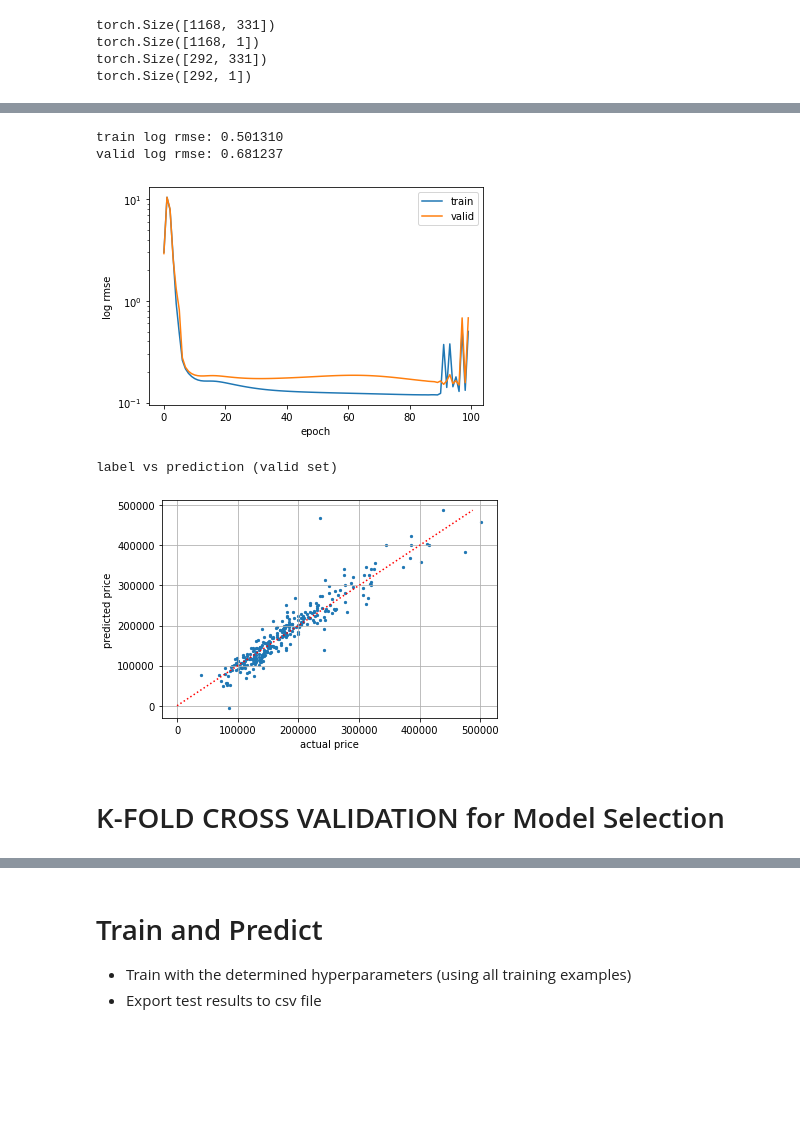
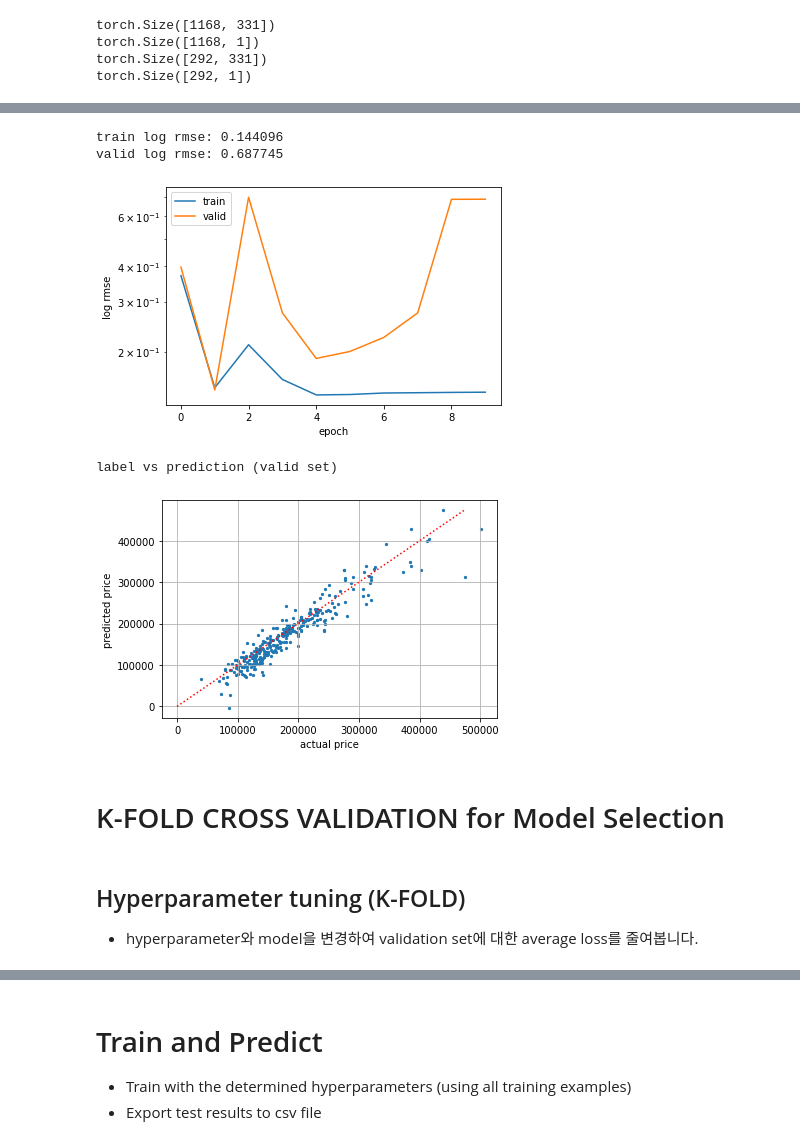
Before and after one commit to hufsaim/T10402201, a Jupyter notebook: ch04/predicting_house_prices.ipynb, the cells around one changed output, grey strips where cells are left out. Saved outputs shown, nothing was run; the diff lists cells and outputs as text; code cells hidden in the pictures; blank space fills up the shorter version.

```diff
--- a/ch04/predicting_house_prices.ipynb
+++ b/ch04/predicting_house_prices.ipynb
@@ -128,17 +125,17 @@ torch.Size([292, 1])
 # %%
-learning_rate = 1.5
+learning_rate = 3
 weight_decay = 0
 batch_size = 64
-num_epochs = 100
+num_epochs = 10
 
 net0 = nn.Sequential(
-        nn.Linear(in_features, 256),
+        nn.Linear(in_features, 32),
         #nn.ReLU(),
         #nn.Dropout(),
-        nn.Linear(256, 512),
-        #nn.Dropout,
+#        nn.Linear(256, 512),
         #nn.ReLU(),
-        nn.Linear(512,1)
+        #nn.Dropout(),
+        nn.Linear(32,1)
     )
 
 train_ls, valid_ls = [], []
@@ -148,38 +145,38 @@ optimizer = torch.optim.Adam(net0.parameters(), lr=learning_rate,
 for epoch in range(num_epochs):
     for X, y in train_iter:
         optimizer.zero_grad()
         l = loss(net0(X), y)
         l.backward()
         optimizer.step()
     train_ls.append(log_rmse(net0, train_features_fold, train_labels_fold))
     valid_ls.append(log_rmse(net0, valid_features_fold, valid_labels_fold))
 
 print(f'train log rmse: {float(train_ls[-1]):f}')
 print(f'valid log rmse: {float(valid_ls[-1]):f}')
 
 plt.plot(np.arange(0,num_epochs),train_ls,label='train')
 plt.plot(np.arange(0,num_epochs),valid_ls,label='valid')
 plt.yscale("log")
 plt.xlabel('epoch')
 plt.ylabel('log rmse')
 plt.legend()
 plt.show()
 
 print('label vs prediction (valid set)')
 valid_predicted_fold = net0(valid_features_fold).detach().numpy()
 pred_max = np.max(valid_predicted_fold)
 plt.scatter(valid_labels_fold,valid_predicted_fold,5)
 plt.plot(np.arange(0,pred_max),np.arange(0,pred_max),'r:')
 plt.grid()
 plt.xlabel('actual price')
 plt.ylabel('predicted price')
 plt.show()
 # %% [output]
-train log rmse: 0.501310
-valid log rmse: 0.681237
+train log rmse: 0.144096
+valid log rmse: 0.687745
-[figure, old version]
+[figure, new version]
 label vs prediction (valid set)
-[figure, old version]
+[figure, new version]
 # %% [markdown]
 # K-FOLD CROSS VALIDATION for Model Selection
 # %%
@@ -227,3 +224,6 @@ def k_fold(k, X_train, y_train, num_epochs, learning_rate, weight_decay,
         print(f'fold {i + 1}, train log rmse {float(train_ls[-1]):f}, '
               f'valid log rmse {float(valid_ls[-1]):f}')
     return train_l_sum / k, valid_l_sum / k
+# %% [markdown]
+## Hyperparameter tuning (K-FOLD)
+- hyperparameter와 model을 변경하여 validation set에 대한 average loss를 줄여봅니다.
```
Also changed, not shown: parts of 7 cells of this notebook.
